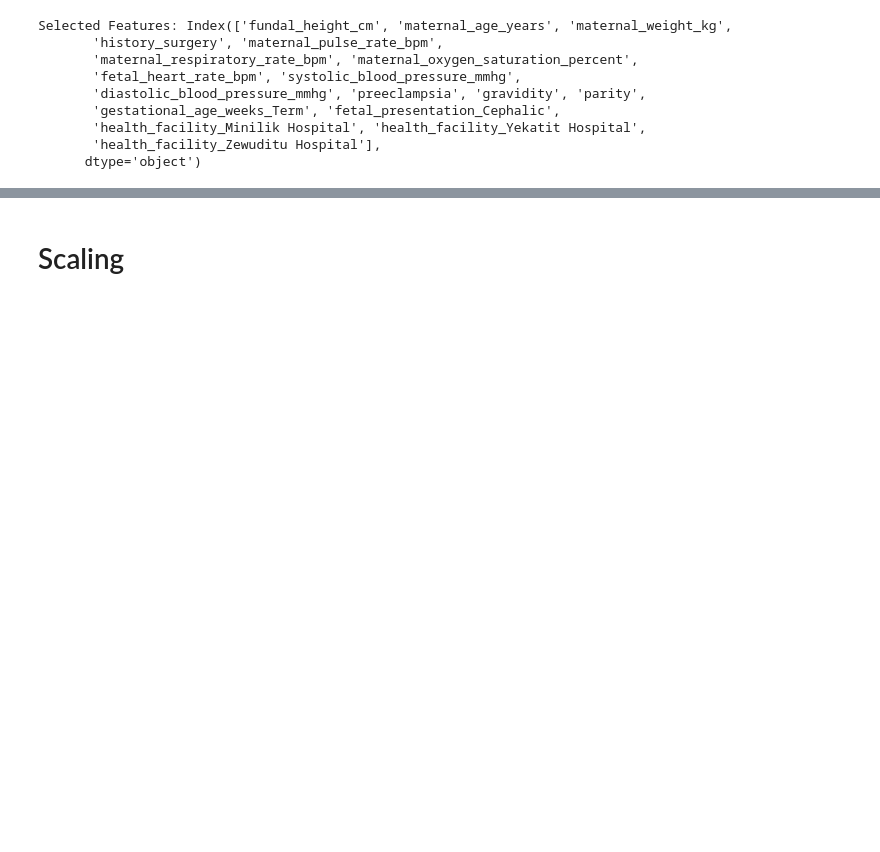
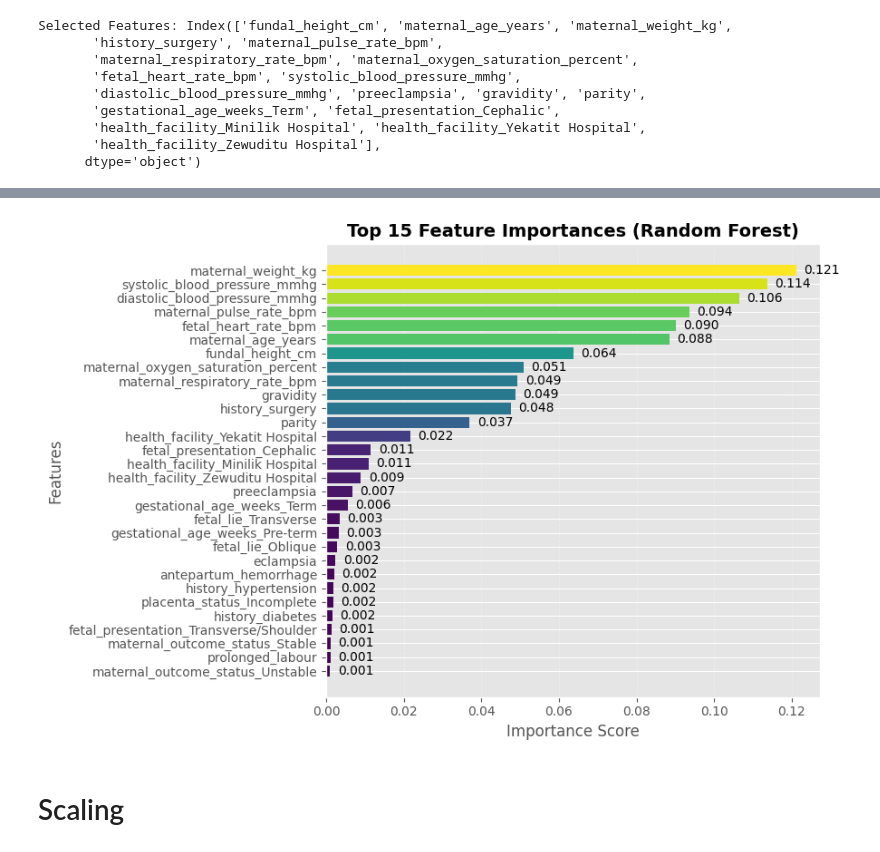
Before and after one commit to DegaregeN/mode_of_delivery-, a Jupyter notebook: notebook/04_model_building.ipynb, the cells around one changed output, grey strips where cells are left out. Cells and saved outputs as stored; diff of their text form; code cells hidden in the pictures; blank space fills up the shorter version.

```diff
--- a/notebook/04_model_building.ipynb
+++ b/notebook/04_model_building.ipynb
@@ -250,3 +250,39 @@ plt.show()
+# %%
+# Feature importance
+importances = rf.feature_importances_
+feat_imp = pd.Series(importances, index=X_train_encoded.columns)
+
+# Top 15
+top_features = feat_imp.sort_values(ascending=False).head(30)
+
+plt.figure(figsize=(9,6))
+
+# Color gradient based on importance
+colors = plt.cm.viridis(top_features.values / max(top_features.values))
+
+bars = plt.barh(top_features.index, top_features.values, color=colors)
+
+plt.gca().invert_yaxis()
+
+# Add value labels
+for bar in bars:
+    plt.text(
+        bar.get_width() + 0.002,
+        bar.get_y() + bar.get_height()/2,
+        f"{bar.get_width():.3f}",
+        va='center',
+        fontsize=10
+    )
+
+plt.title("Top 15 Feature Importances (Random Forest)", fontsize=14, weight='bold')
+plt.xlabel("Importance Score", fontsize=12)
+plt.ylabel("Features", fontsize=12)
+
+plt.grid(axis='x', linestyle='--', alpha=0.3)
+plt.tight_layout()
+plt.show()
+# %% [output]
+[figure, added]
 # %% [markdown]
 # Scaling
 # %%
```
Also changed, not shown: parts of 12 cells of this notebook, 3 other files.
